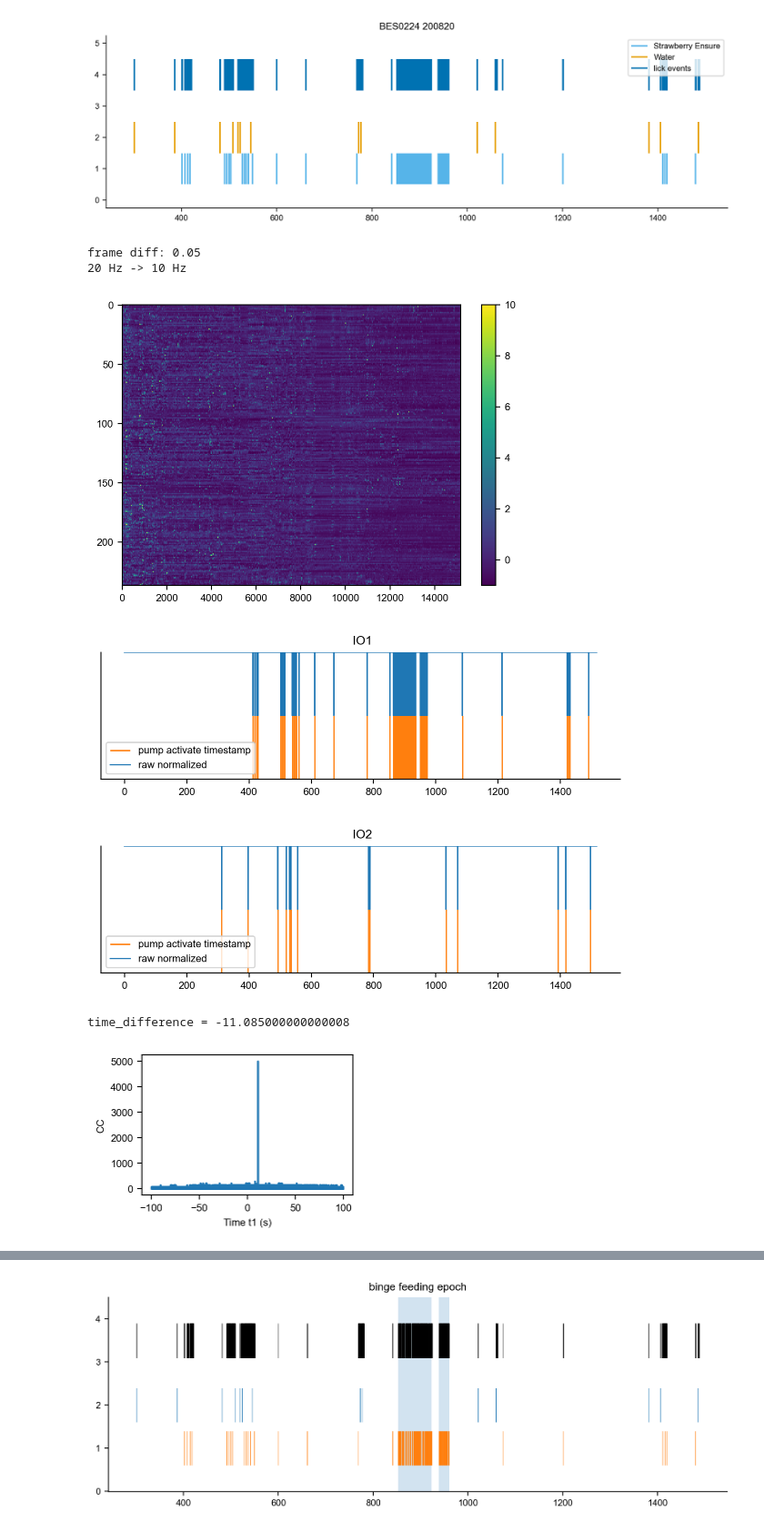
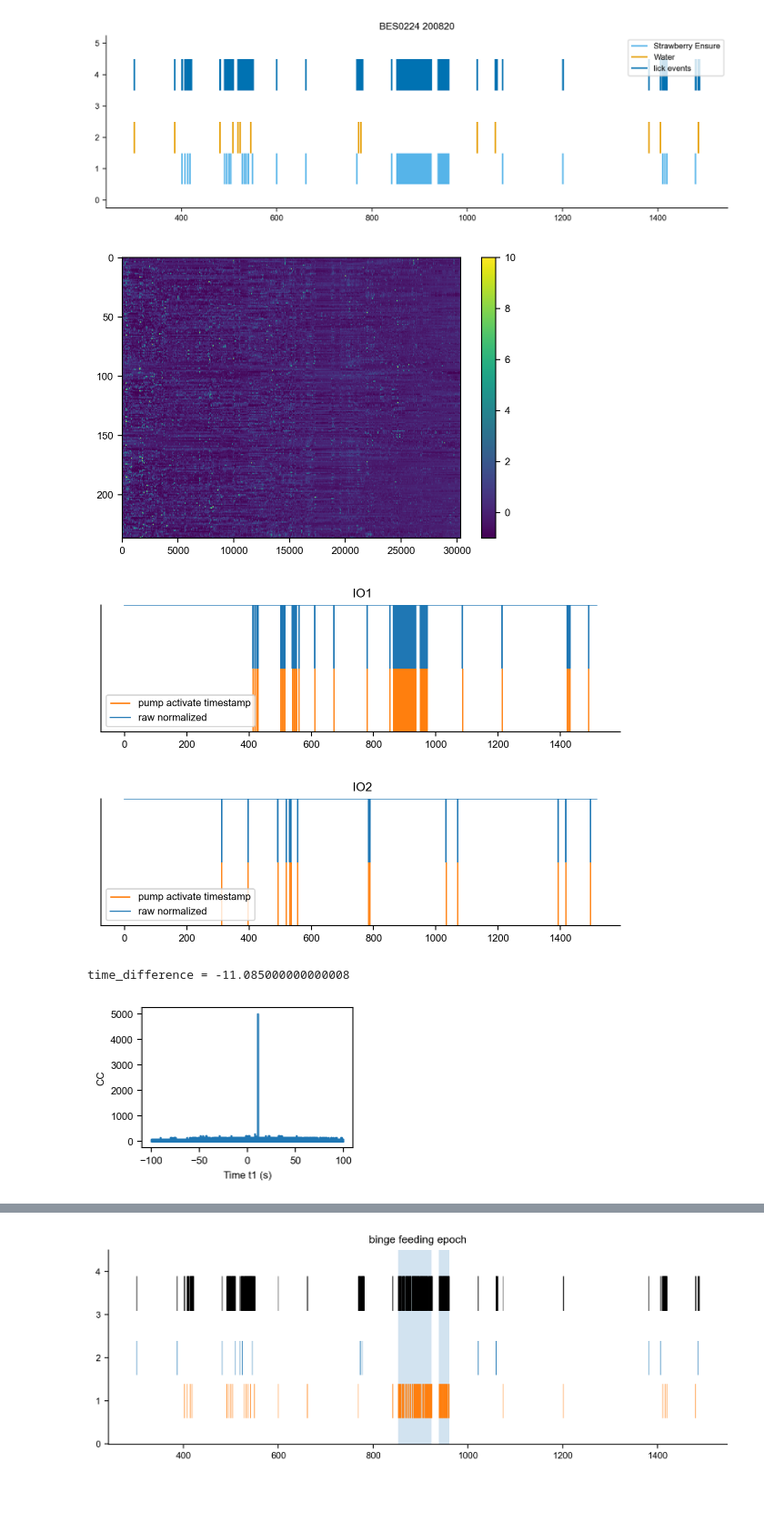
Before and after one commit to hung-lo/BingeFeeding_2023, a Jupyter notebook: jupyter_notebook/data_processing_example_20250703.ipynb, the cells around one changed output, grey strips where cells are left out. Shown at 91% size. Saved outputs shown, nothing was run; the diff lists cells and outputs as text; code cells hidden in the pictures; blank space fills up the shorter version.

```diff
--- a/jupyter_notebook/data_processing_example_20250703.ipynb
+++ b/jupyter_notebook/data_processing_example_20250703.ipynb
@@ -1491,7 +1491,7 @@ def downsample(df_accepted):
         print('already 10 Hz')
         return df_accepted
 
-df_accepted = downsample(df_accepted)
+# df_accepted = downsample(df_accepted)
 df_accepted = correct_baseline_modploy(df_accepted)
 
 from scipy import stats
@@ -1504,7 +1504,7 @@ plt.figure(figsize=[6,4])
 plt.imshow(df_z.T,aspect='auto',vmax=vmax,vmin=vmin)
 plt.colorbar()
 
-df_GPIO = df_GPIO = pd.read_csv(GPIO_csv_file, header=[0], index_col=0)
+df_GPIO = pd.read_csv('/Users/hunglo/Documents/inscopix_csv/Ca2_csv/BES0224/BES0224200820_GPI_short.csv', header=[0], index_col=0)
 
 def extract_GPIO_trace(df_GPIO,plot=False):
     """
@@ -1634,39 +1634,37 @@ GPIO_pump_all_no_init
 
 def get_time_difference(PAll,GPIO_pump_all_no_init,windowsize=100):
     """
     This is the current one I used now, use the pynapple cross-correlogram funciton, I can get the time difference without fully matching the timestamps
     """
     if len(PAll) <2:
       print('no enough drinking events')
       time_difference = 0
     else:
       ts1 = nap.Ts(np.array(PAll))
       ts2 = nap.Ts(np.array(GPIO_pump_all_no_init))
 
       binsize=0.001
       tsgroup = nap.TsGroup({0:ts1,1:ts2})
       cross_corr = nap.compute_crosscorrelogram(tsgroup,binsize=binsize,windowsize=windowsize)
       lag = cross_corr.idxmax().values # the index of max value
       # print(f'time difference: {lag[0]}')
       time_difference = -lag[0] # set to negative
       plt.figure(figsize=[3,2])
       plt.plot(cross_corr)
       plt.xlabel("Time t1 (s)")
       plt.ylabel("CC")
     return time_difference
 
 time_difference = get_time_difference(P1_P1C_time,GPIO_pump_all_no_init)
 
 print(f'{time_difference = }')
 
 df_z.index = df_z.index+time_difference
 # %% [output]
-frame diff: 0.05
-20 Hz -> 10 Hz
-[figure, old version]
+[figure, new version]
 [figure]
 [figure]
-time_difference = -11.085000000000008
+time_difference = -11.085000000000008
 [figure]
 # %%
 ## plot without sorting
```
Also changed, not shown: parts of 4 cells of this notebook.
